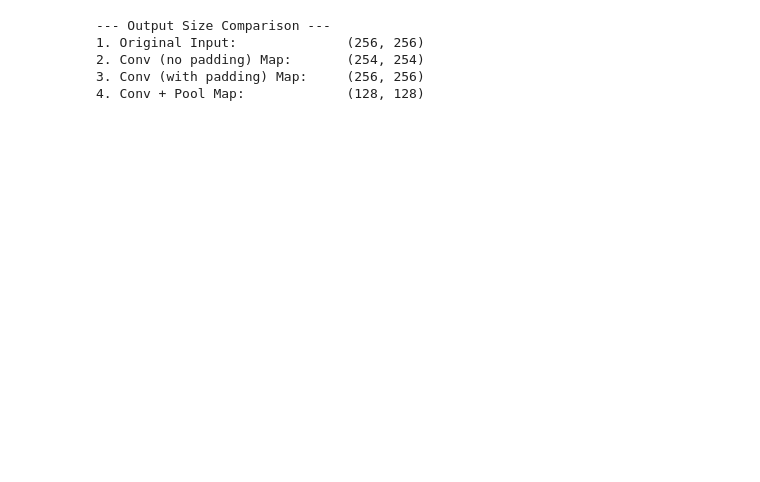
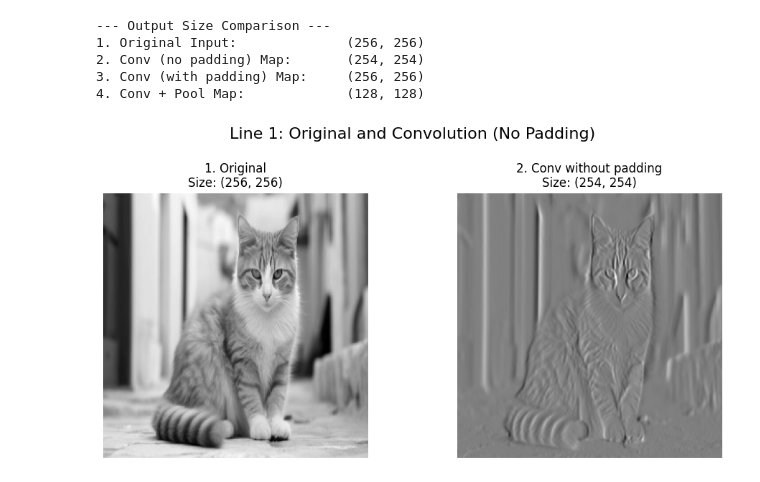
Before and after one commit to Samyak2605/MLDLAI, a Jupyter notebook: CNN/Convolutional Neural Networks.ipynb, the cells around one changed output. Cells and saved outputs as stored; diff of their text form; code cells hidden in the pictures; blank space fills up the shorter version.

Commit message:
Plotted Difference between covolutional and original

```diff
--- a/CNN/Convolutional Neural Networks.ipynb
+++ b/CNN/Convolutional Neural Networks.ipynb
@@ -71,4 +71,20 @@ print(f"4. Conv + Pool Map:\t\t{feature_map_pooled.shape}")
 3. Conv (with padding) Map:     (256, 256)
 4. Conv + Pool Map:             (128, 128)
 # %%
-s
+plt.figure(figsize=(10, 5))
+plt.suptitle("Line 1: Original and Convolution (No Padding)", fontsize=16)
+
+plt.subplot(1, 2, 1)
+plt.title(f"1. Original\nSize: {gray.shape}")
+plt.imshow(gray, cmap='gray')
+plt.axis("off")
+
+plt.subplot(1, 2, 2)
+plt.title(f"2. Conv without padding\nSize: {feature_map_valid.shape}")
+plt.imshow(feature_map_valid, cmap='gray')
+plt.axis("off")
+
+plt.tight_layout(rect=[0, 0.03, 1, 0.95])
+plt.show()
+# %% [output]
+[figure, added]
```
Also changed, not shown: parts of 1 cell of this notebook.
